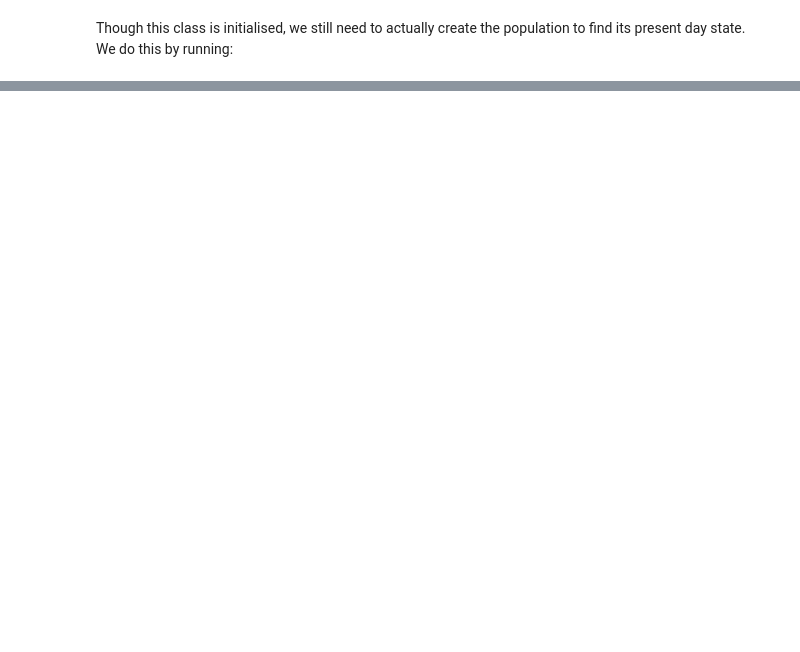
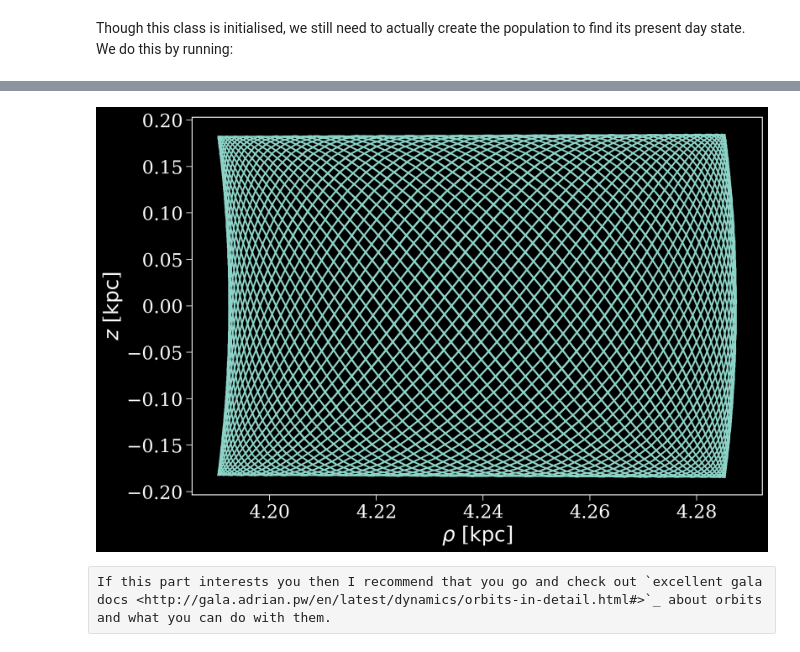
Before and after one commit to TomWagg/cogsworth, a Jupyter notebook: docs/tutorials/getting_started.ipynb, the cells around one changed output, grey strips where cells are left out. Drawn from its saved outputs; the diff is of its cells as text; code cells hidden in the pictures; blank space fills up the shorter version.

Commit message:
add a LOT of detail to getting_started

```diff
--- a/docs/tutorials/getting_started.ipynb
+++ b/docs/tutorials/getting_started.ipynb
@@ -88,0 +136,9 @@ p.final_coords
+# %%
+fig, ax = plt.subplots()
+nice_orbit = p.orbits[(p.final_bpp["sep"] >= 0.0) & (p.final_coords[0].icrs.distance < 5 * u.kpc)][0]
+nice_orbit.cylindrical.plot(["rho", "z"], axes=ax)
+plt.show()
+# %% [output]
+[figure, added]
+# %% [raw]
+If this part interests you then I recommend that you go and check out `excellent gala docs <http://gala.adrian.pw/en/latest/dynamics/orbits-in-detail.html#>`_ about orbits and what you can do with them.
```
Also changed, not shown: parts of 20 cells of this notebook.
